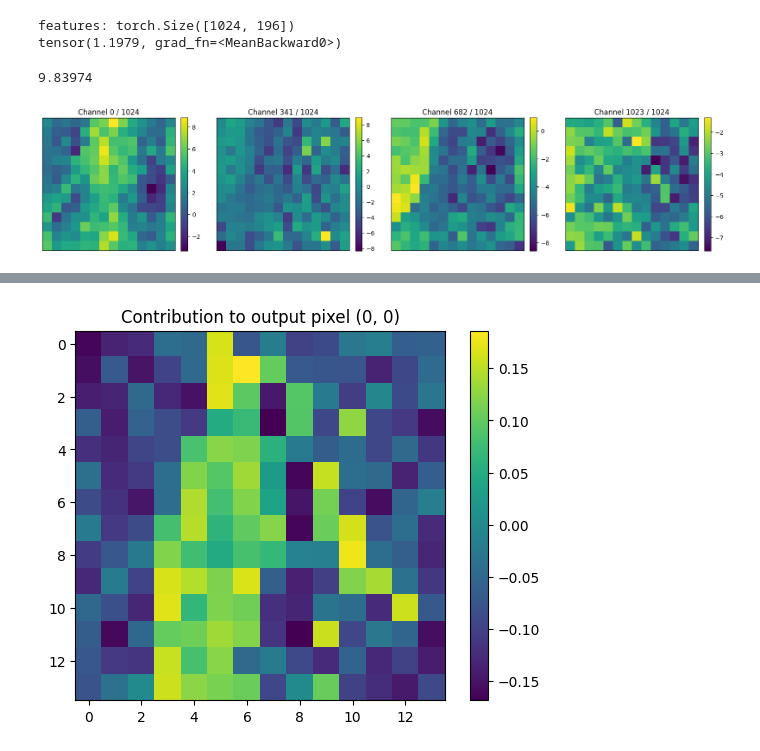
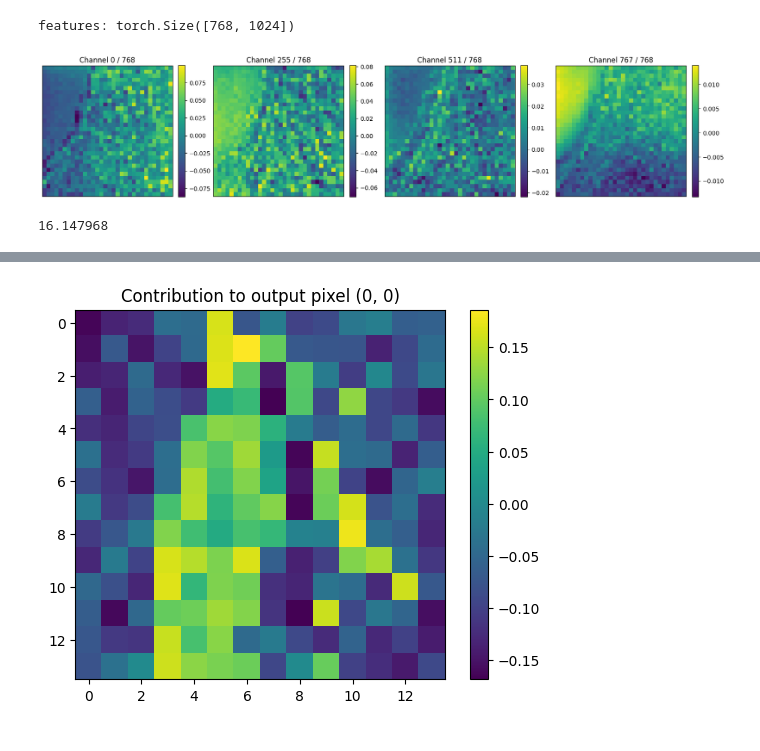
Before and after one commit to edabier/SS-HSU_benchmark, a Jupyter notebook: fm_unmixing.ipynb, the cells around one changed output, grey strips where cells are left out. Saved outputs shown, nothing was run; the diff lists cells and outputs as text; code cells hidden in the pictures.

```diff
--- a/fm_unmixing.ipynb
+++ b/fm_unmixing.ipynb
@@ -65,23 +67,22 @@ with open(wavelengths_path, "r") as file:
     lines = file.readlines()
     wavelengths = [float(line.strip()) for line in lines if line.strip()]
 # %%
-fm_name = "DOFA"
-fm, Y_init_f, new_H = rsfm.create_fm(fm_name, Y_init, size="large", version="v1", path=global_path)
+fm_name = "SpecViT"
+fm, Y_init_f, new_H = rsfm.create_fm(fm_name, Y_init, size="base", version="v1", path=global_path)
 
 _, features = rsfm.extract_f(fm, Y_init_f, new_H, wavelengths)
 
 D = int(features.shape[0])
 alpha = int(features.shape[1]**0.5)
 
 print(f"features: {features.shape}")
+plots.plot_hsi(features.reshape(D, alpha, alpha), 4)
+plt.show()
+# plots.plot_pca_features(features)
 
-plots.plot_hsi(features.reshape(D, alpha, alpha), 4)
-print(features.mean())
-
-unmixer = unmx.UnmixingFromFeatures(D=D, H=new_H, alpha=alpha, B=B, c=c)
-sum(p.numel() for p in unmixer.parameters() if p.requires_grad)/1e6
+unmixer = unmx.UnmixingFromFeatures(D=D, H=new_H, alpha=alpha, B=B, c=c, upsampler="Features_fusion", n_features=1)
+sum(p.numel() for p in unmixer.upsample.parameters() if p.requires_grad)/1e6
 # %% [output]
-features: torch.Size([1024, 196])
-tensor(1.1979, grad_fn=<MeanBackward0>)
+features: torch.Size([768, 1024])
+[figure, new version]
-9.83974
+16.147968
-[figure, old version]
```
Also changed, not shown: parts of 6 cells of this notebook, 11 other files.
